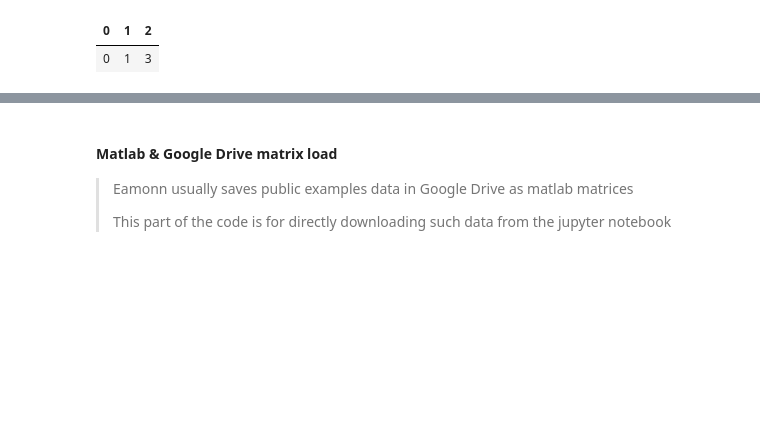
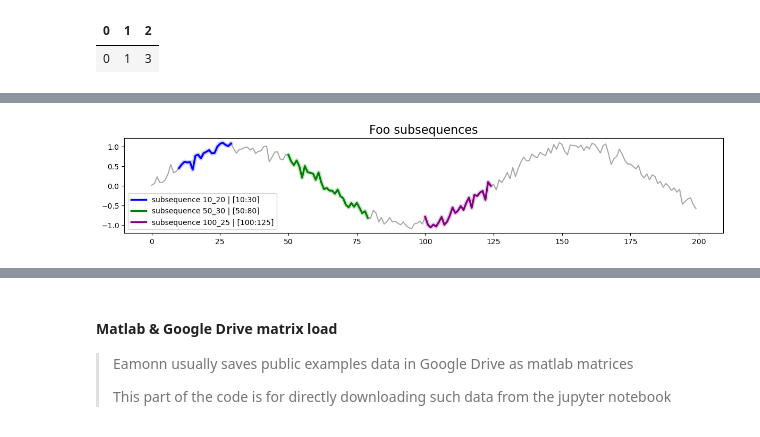
Before and after one commit to vrodriguezf/deepvats, a Jupyter notebook: nbs/mplots.ipynb, the cells around one changed output, grey strips where cells are left out. Cells and saved outputs as stored; diff of their text form; code cells hidden in the pictures; blank space fills up the shorter version.

```diff
--- a/nbs/mplots.ipynb
+++ b/nbs/mplots.ipynb
@@ -377,3 +475,18 @@ def plot_subsequence(
+# %%
+#| hide
+plot_subsequence(
+    TA=foo,
+    sequence_i=[10, 50, 100],
+    subsequence_len=[20, 30, 25],
+    color=['blue', 'green', 'purple'],
+    resalt=[True, True, True],
+    dots = False,
+    verbose = 0,
+    TA_name = "Foo",
+    sequence_flag = False
+)
+# %% [output]
+[figure, added]
 # %%
 #| hide
 plot_subsequence(
```
Also changed, not shown: parts of 4 cells of this notebook, 4 other files.
